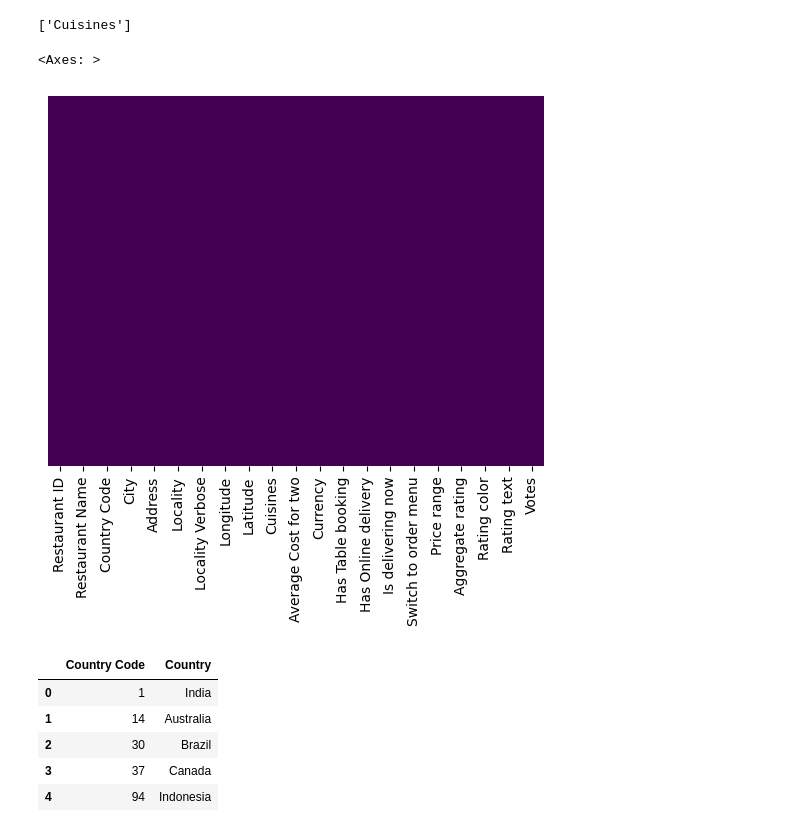
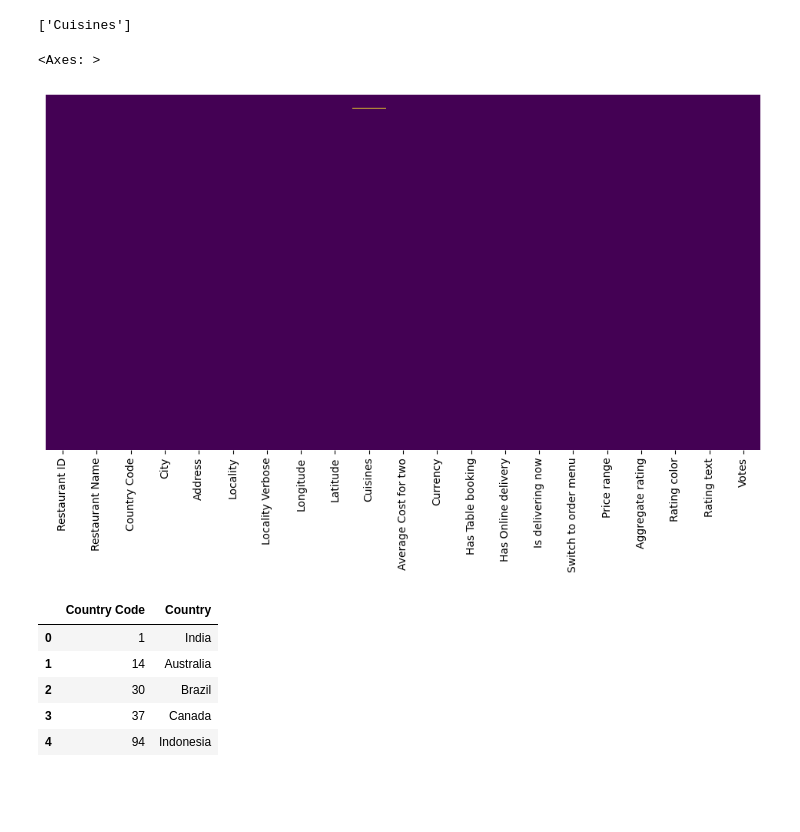
Before and after one commit to AsishChellamani/Exploratory_Data_Analysis_and_Feature_Engineering, a Jupyter notebook: Zomato_EDA.ipynb, the cells around one changed output. Cells and saved outputs as stored; diff of their text form; code cells hidden in the pictures; blank space fills up the shorter version.

```diff
--- a/Zomato_EDA.ipynb
+++ b/Zomato_EDA.ipynb
@@ -104,10 +104,12 @@ dtype: int64
 # %% [output]
 ['Cuisines']
 # %%
+import matplotlib
+matplotlib.rcParams['figure.figsize'] = (12,6)
 sns.heatmap(df.isnull(),yticklabels=False, cbar=False, cmap= 'viridis')
 # %% [output]
 <Axes: >
-[figure, old version]
+[figure, new version]
 # %%
 df_country = pd.read_excel('./Dataset/Country-Code.xlsx')
 df_country.head()
```
Also changed, not shown: parts of 21 cells of this notebook.
